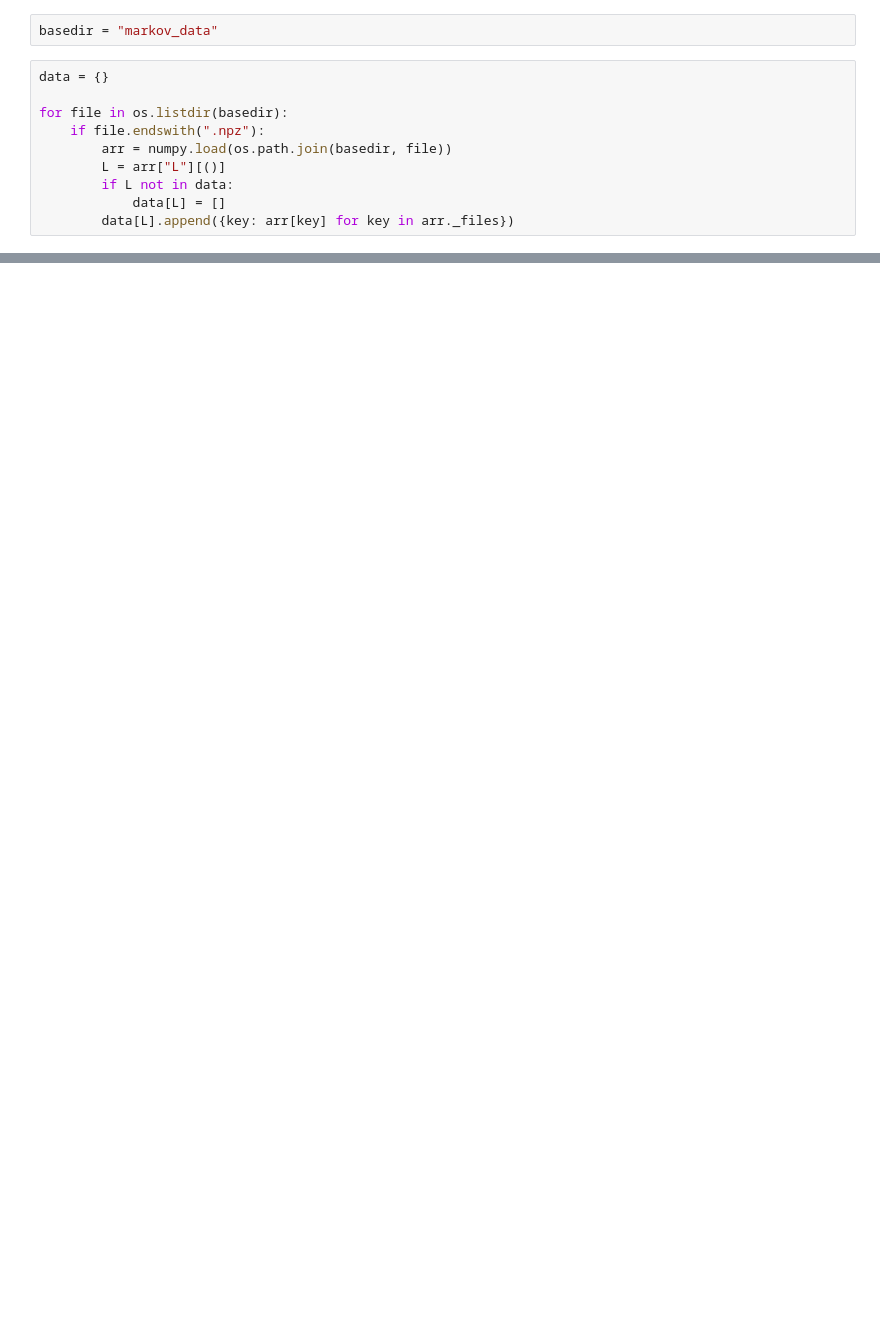
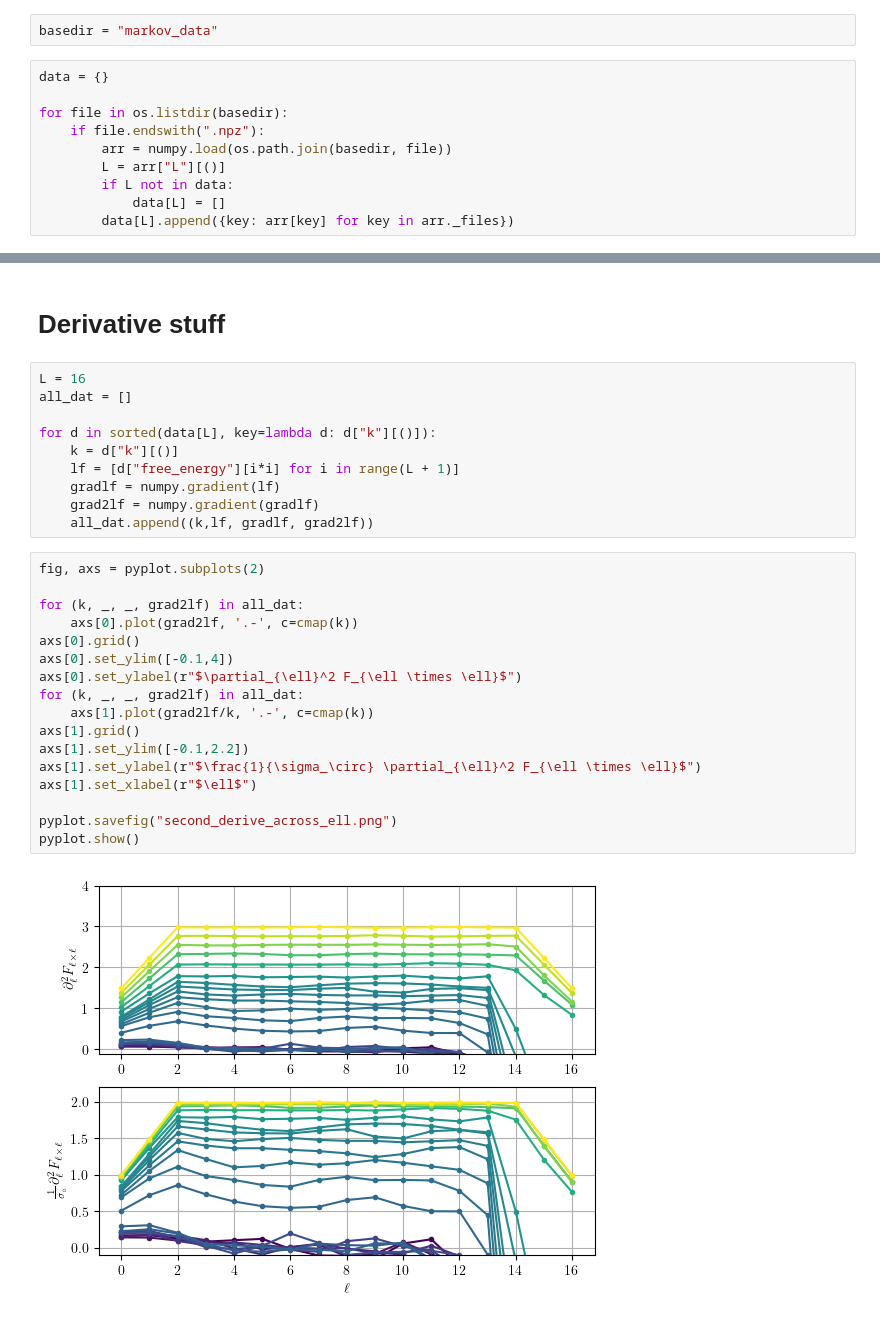
Before and after one commit to Renmusxd/GaugeTheoryRunner, a Jupyter notebook: jupyter/PlotMarkovLoopProbs.ipynb, the cells around one changed output, grey strips where cells are left out. Cells and saved outputs as stored; diff of their text form; blank space fills up the shorter version.

Commit message:
Add second derivative markov data

```diff
--- a/jupyter/PlotMarkovLoopProbs.ipynb
+++ b/jupyter/PlotMarkovLoopProbs.ipynb
@@ -119,0 +125,31 @@ pyplot.show()
+# %% [markdown]
+# Derivative stuff
+# %%
+L = 16
+all_dat = []
+
+for d in sorted(data[L], key=lambda d: d["k"][()]):
+    k = d["k"][()]
+    lf = [d["free_energy"][i*i] for i in range(L + 1)]
+    gradlf = numpy.gradient(lf)
+    grad2lf = numpy.gradient(gradlf)
+    all_dat.append((k,lf, gradlf, grad2lf))
+# %%
+fig, axs = pyplot.subplots(2)
+
+for (k, _, _, grad2lf) in all_dat:
+    axs[0].plot(grad2lf, '.-', c=cmap(k))
+axs[0].grid()
+axs[0].set_ylim([-0.1,4])
+axs[0].set_ylabel(r"$\partial_{\ell}^2 F_{\ell \times \ell}$")
+for (k, _, _, grad2lf) in all_dat:
+    axs[1].plot(grad2lf/k, '.-', c=cmap(k))
+axs[1].grid()
+axs[1].set_ylim([-0.1,2.2])
+axs[1].set_ylabel(r"$\frac{1}{\sigma_\circ} \partial_{\ell}^2 F_{\ell \times \ell}$")
+axs[1].set_xlabel(r"$\ell$")
+
+pyplot.savefig("second_derive_across_ell.png")
+pyplot.show()
+# %% [output]
+[figure, added]
```
Also changed, not shown: parts of 5 cells of this notebook, 6 other files.
